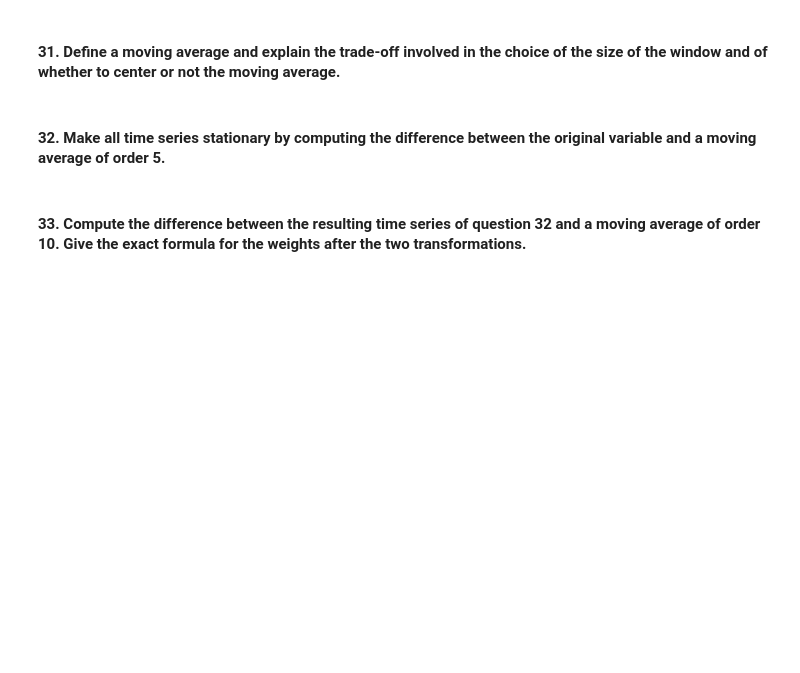
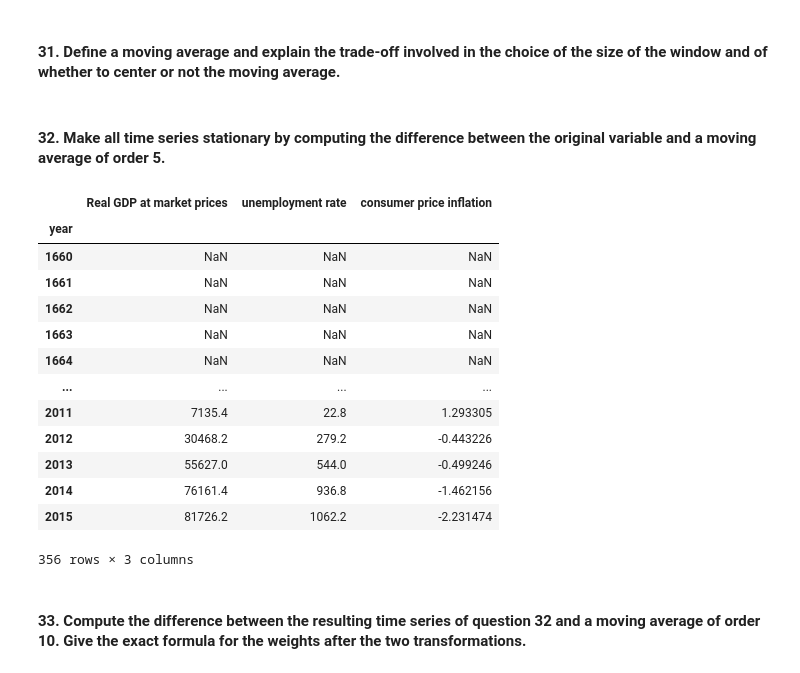
Before and after one commit to vinibalvarenga/MODS202, a Jupyter notebook: final_project.ipynb, the cells around one changed output. Drawn from its saved outputs; the diff is of its cells as text; code cells hidden in the pictures; blank space fills up the shorter version.

```diff
--- a/final_project.ipynb
+++ b/final_project.ipynb
@@ -1031,6 +1042,28 @@ Spurious regression is a statistical issue that arises when running a regression
 #### 31. Define a moving average and explain the trade-off involved in the choice of the size of the window and of whether to center or not the moving average.
 # %% [markdown]
 #### 32. Make all time series stationary by computing the difference between the original variable and a moving average of order 5.
+# %%
+# Calculate the moving average of order 5 for each time series
+df_ma = df.rolling(window=5).mean()
+
+# Create stationary time series
+df_stationary = df - df_ma
+df_stationary
+# %% [output]
+|  | Real GDP at market prices | unemployment rate | consumer price inflation |
+| year |  |  |  |
+| 1660 | NaN | NaN | NaN |
+| 1661 | NaN | NaN | NaN |
+| 1662 | NaN | NaN | NaN |
+| 1663 | NaN | NaN | NaN |
+| 1664 | NaN | NaN | NaN |
+| ... | ... | ... | ... |
+| 2011 | 7135.4 | 22.8 | 1.293305 |
+| 2012 | 30468.2 | 279.2 | -0.443226 |
+| 2013 | 55627.0 | 544.0 | -0.499246 |
+| 2014 | 76161.4 | 936.8 | -1.462156 |
+| 2015 | 81726.2 | 1062.2 | -2.231474 |
+356 rows × 3 columns
 # %% [markdown]
 #### 33. Compute the difference between the resulting time series of question 32 and a moving average of order 10. Give the exact formula for the weights after the two transformations.
 # %% [markdown]
```
Also changed, not shown: parts of 3 cells of this notebook.
